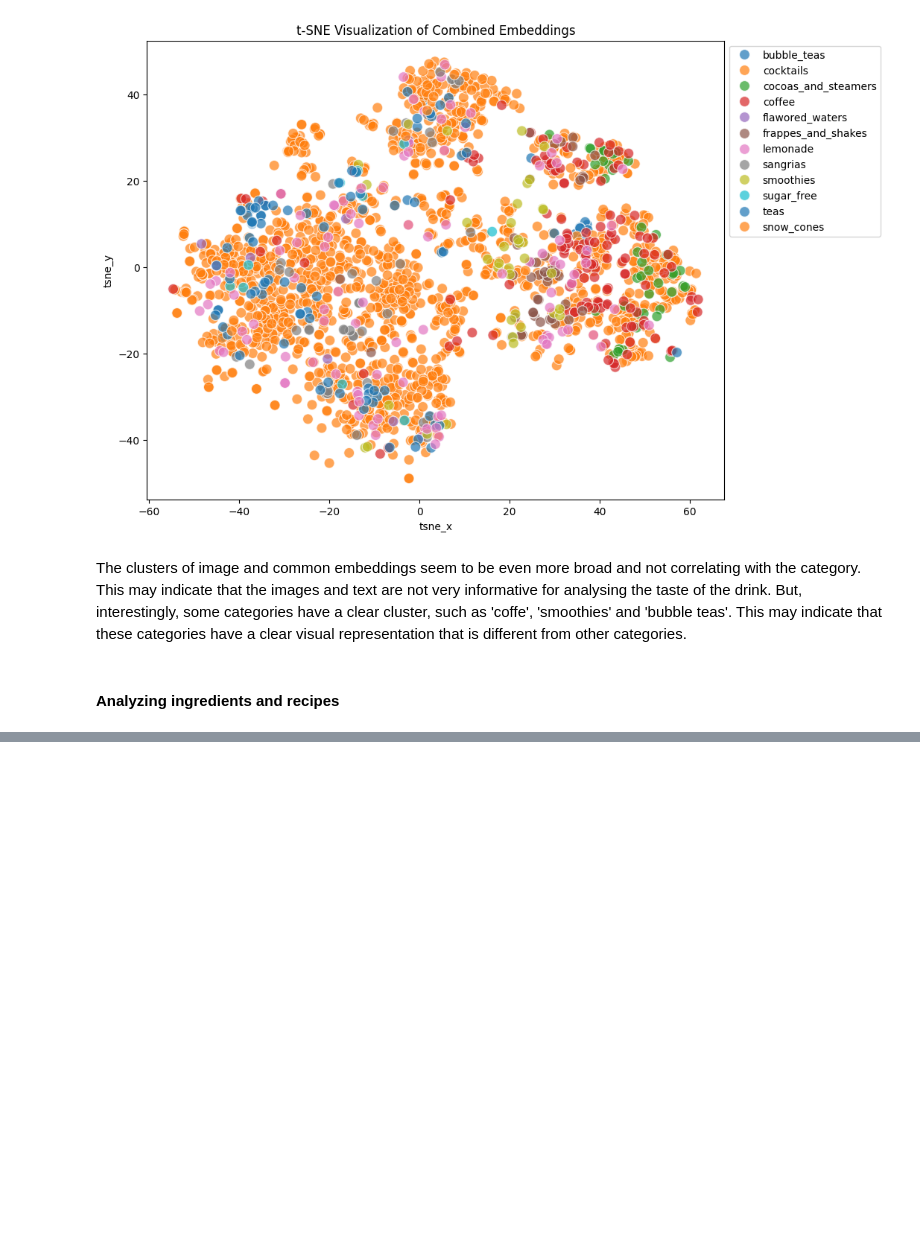
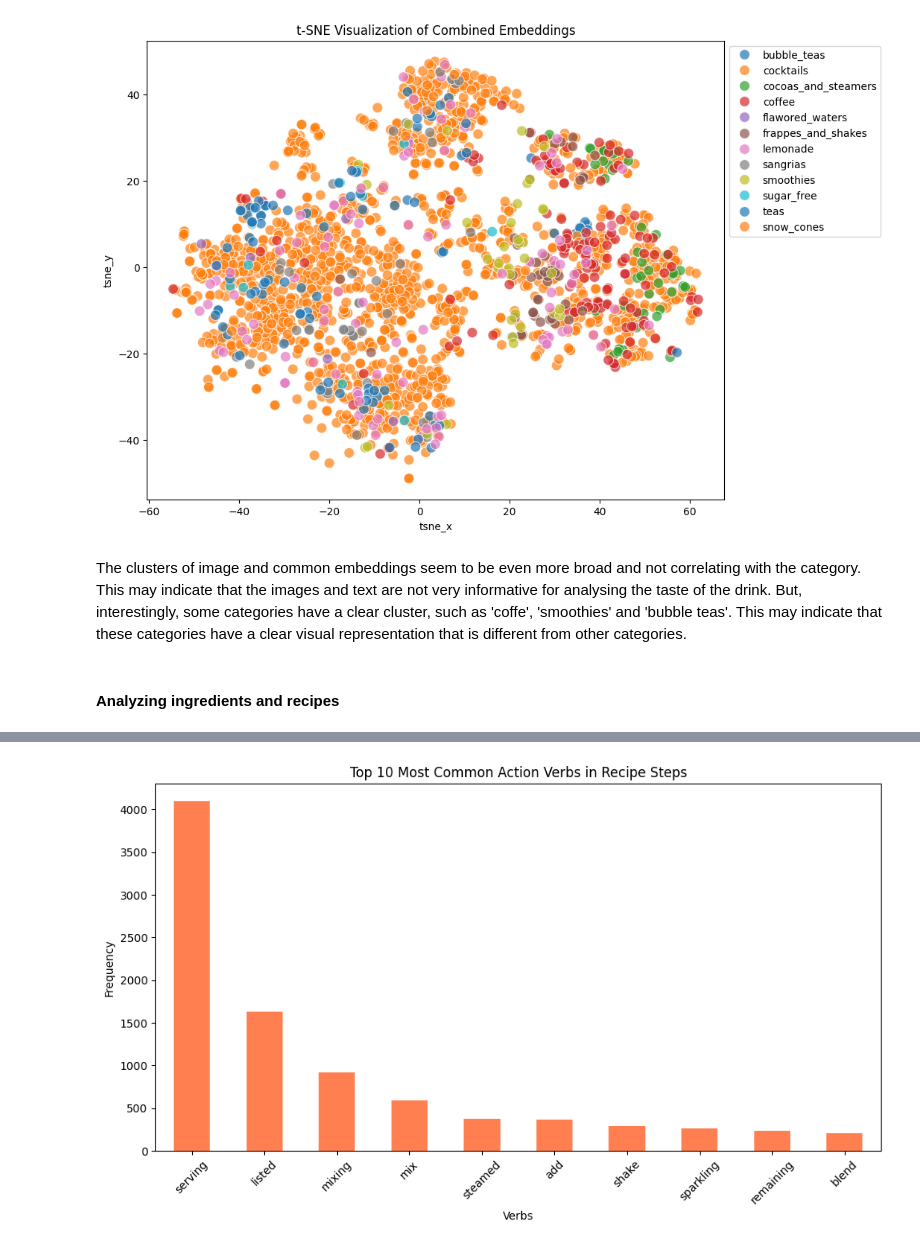
Before and after one commit to Data-Wrangling-and-Visualisation/Napitochki, a Jupyter notebook: data_exploration/EDA.ipynb, the cells around one changed output, grey strips where cells are left out. Cells and saved outputs as stored; diff of their text form; code cells hidden in the pictures; blank space fills up the shorter version.

```diff
--- a/data_exploration/EDA.ipynb
+++ b/data_exploration/EDA.ipynb
@@ -278,0 +475,32 @@ plt.show()
+# %%
+# -------------------------------
+# 4. Step Analysis: Extracting Common Action Verbs
+# -------------------------------
+import nltk
+nltk.download('punkt')
+nltk.download('averaged_perceptron_tagger')
+
+def extract_verbs(text):
+    # Tokenize and tag part-of-speech
+    tokens = nltk.word_tokenize(text)
+    tagged = nltk.pos_tag(tokens)
+    # Extract verbs (tags that start with 'VB')
+    verbs = [word.lower() for word, tag in tagged if tag.startswith('VB')]
+    return verbs
+
+all_verbs = []
+for steps in df['steps']:
+    for step in steps:
+        all_verbs.extend(extract_verbs(step))
+
+verb_counts = pd.Series(all_verbs).value_counts()
+
+plt.figure(figsize=(10, 6))
+verb_counts.head(10).plot(kind='bar', color='coral')
+plt.title('Top 10 Most Common Action Verbs in Recipe Steps')
+plt.ylabel('Frequency')
+plt.xlabel('Verbs')
+plt.xticks(rotation=45)
+plt.tight_layout()
+plt.show()
+# %% [output]
@@ -278,0 +514 @@ plt.show()
+[figure, added]
```
Also changed, not shown: parts of 11 cells of this notebook, 2 other files.
